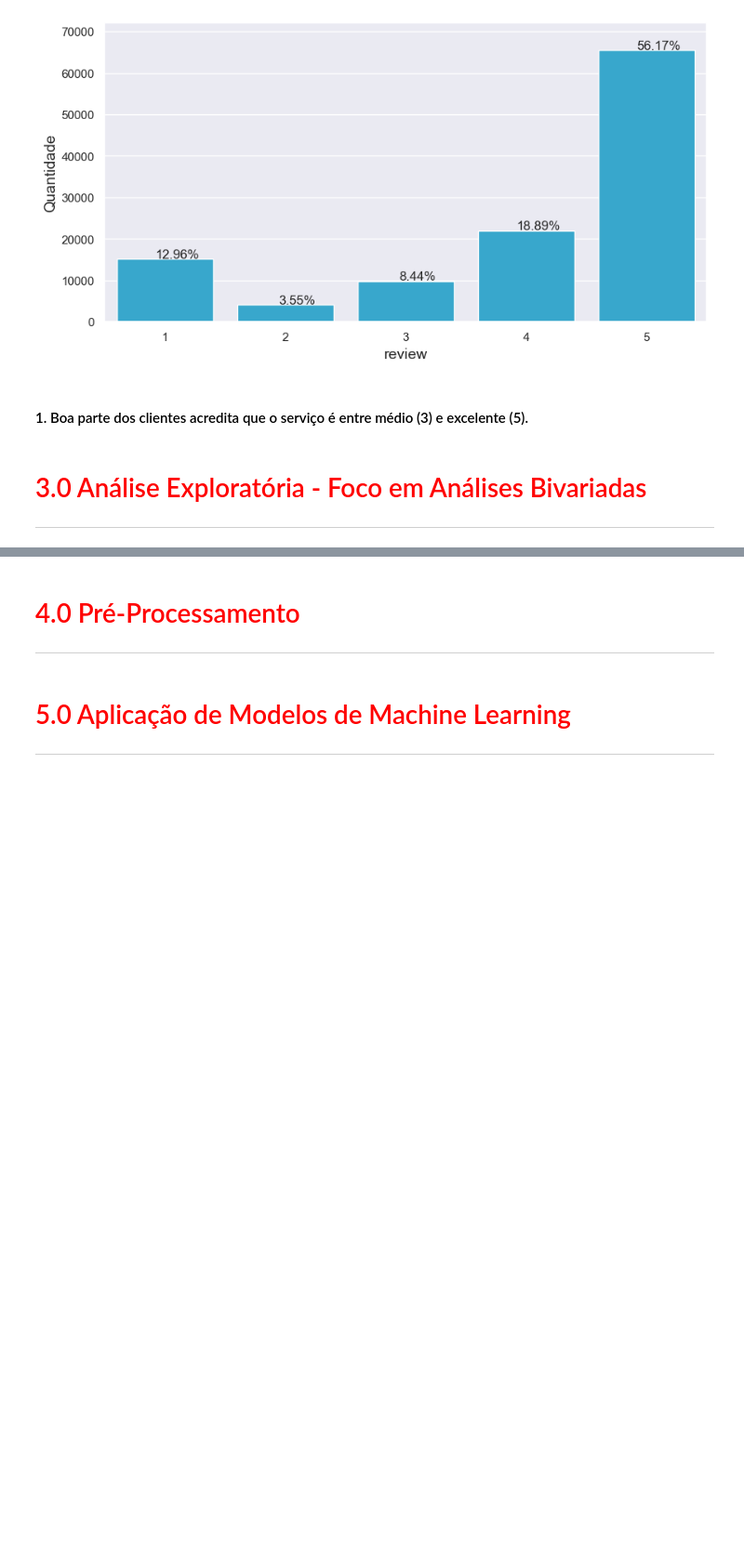
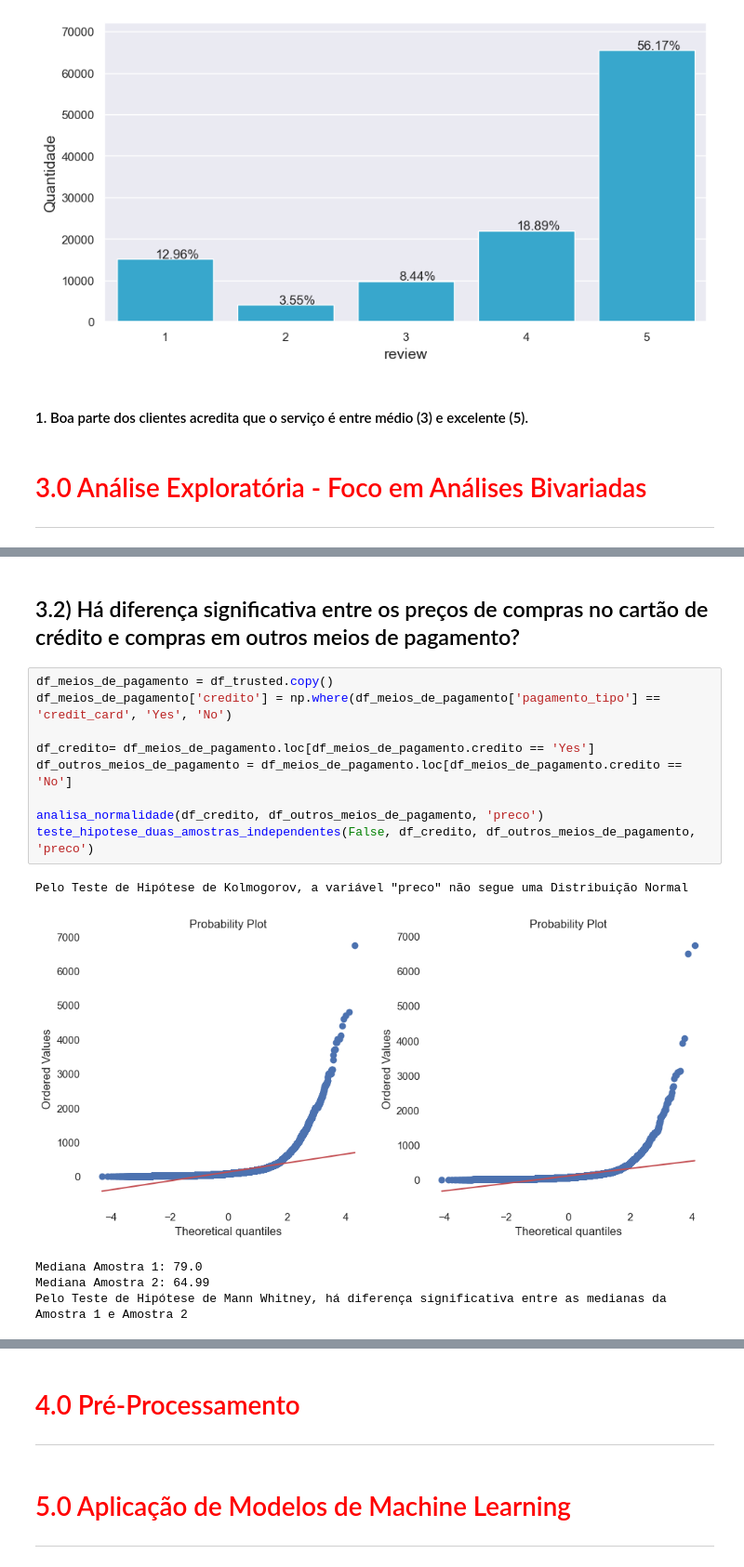
Before and after one commit to leonardovargas10/Modelo_Segmentacao_Clientes, a Jupyter notebook: segmentacao_clientes_marketing.ipynb, the cells around one changed output, grey strips where cells are left out. Shown: that part at 93% size. Saved outputs shown, nothing was run; the diff lists cells and outputs as text; blank space fills up the shorter version.

```diff
--- a/segmentacao_clientes_marketing.ipynb
+++ b/segmentacao_clientes_marketing.ipynb
@@ -577,0 +684,17 @@ plota_barras(['review'], False, df_raw, 1, 1)
+# %% [markdown]
+## 3.2) Há diferença significativa entre os preços de compras no cartão de crédito e compras em outros meios de pagamento?
+# %%
+df_meios_de_pagamento = df_trusted.copy()
+df_meios_de_pagamento['credito'] = np.where(df_meios_de_pagamento['pagamento_tipo'] == 'credit_card', 'Yes', 'No')
+
+df_credito= df_meios_de_pagamento.loc[df_meios_de_pagamento.credito == 'Yes']
+df_outros_meios_de_pagamento = df_meios_de_pagamento.loc[df_meios_de_pagamento.credito == 'No']
+
+analisa_normalidade(df_credito, df_outros_meios_de_pagamento, 'preco')
+teste_hipotese_duas_amostras_independentes(False, df_credito, df_outros_meios_de_pagamento, 'preco')
+# %% [output]
+Pelo Teste de Hipótese de Kolmogorov, a variável "preco" não segue uma Distribuição Normal
+[figure, added]
+Mediana Amostra 1: 79.0
+Mediana Amostra 2: 64.99
+Pelo Teste de Hipótese de Mann Whitney, há diferença significativa entre as medianas da Amostra 1 e Amostra 2
```
Also changed, not shown: parts of 24 cells of this notebook.
